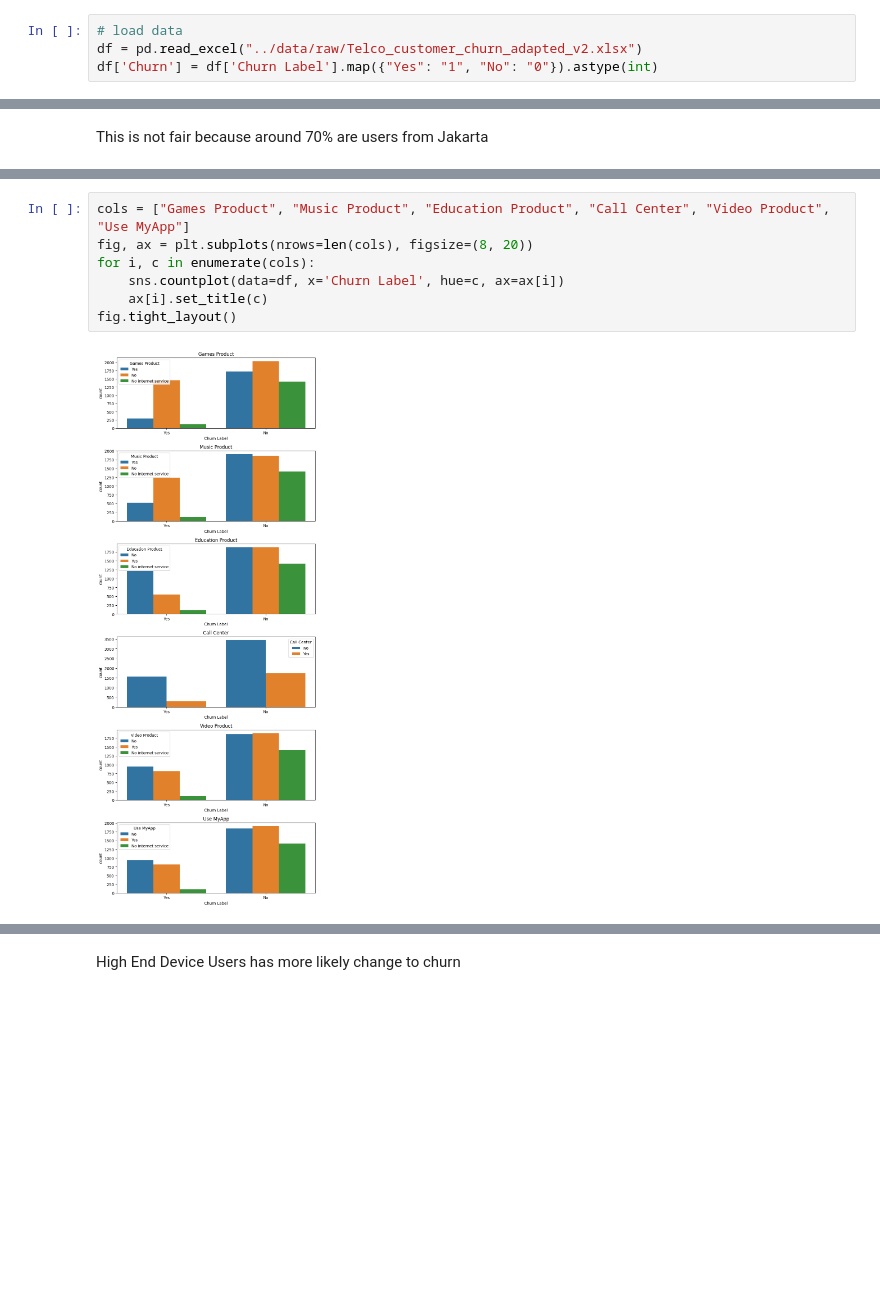
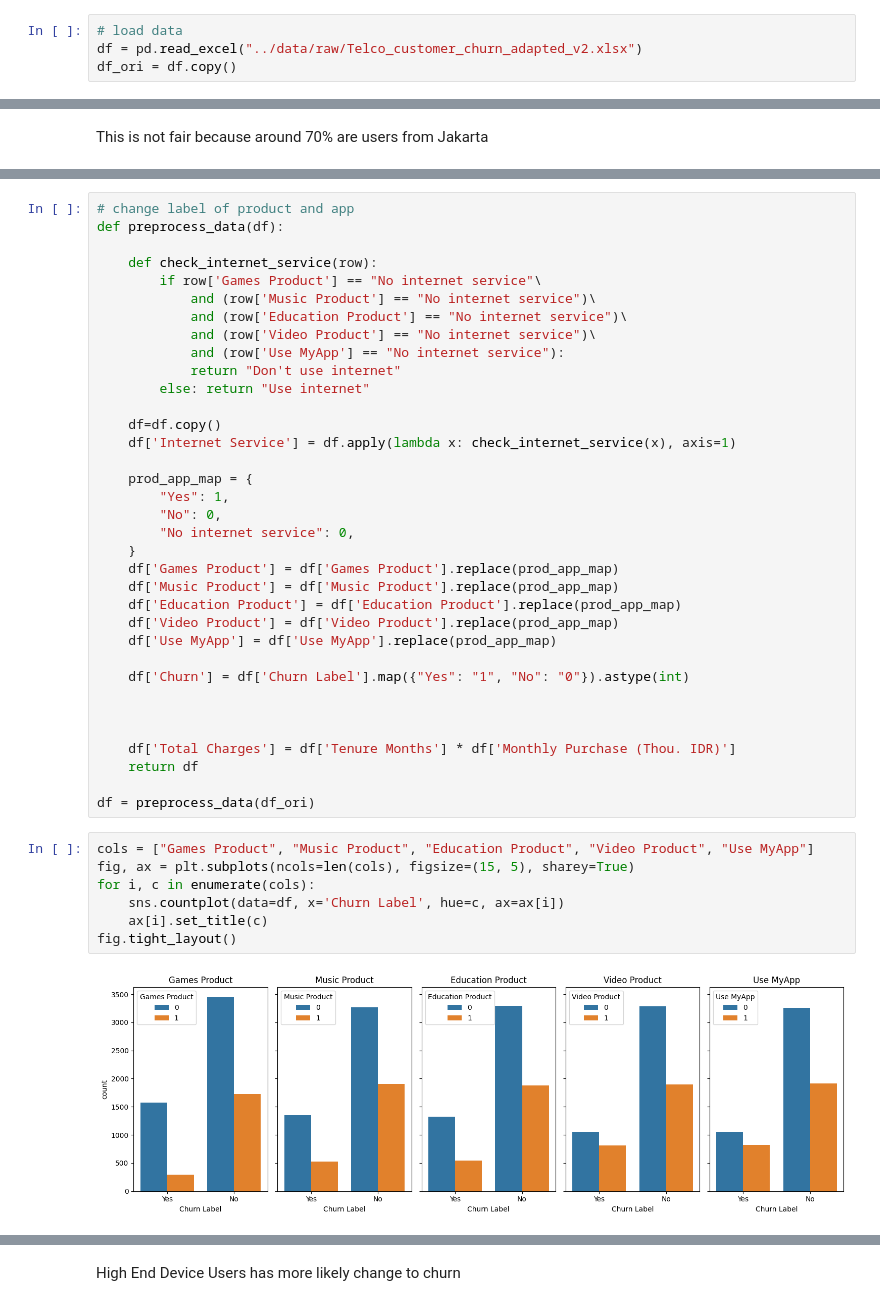
Before and after one commit to marcellinus-witarsah/data-challenge-dsw-2023, a Jupyter notebook: notebooks/03_churn_model.ipynb, the cells around one changed output, grey strips where cells are left out. Saved outputs shown, nothing was run; the diff lists cells and outputs as text; blank space fills up the shorter version.

```diff
--- a/notebooks/03_churn_model.ipynb
+++ b/notebooks/03_churn_model.ipynb
@@ -10,7 +10,7 @@ import scipy.stats as stats
 # %%
 # load data
 df = pd.read_excel("../data/raw/Telco_customer_churn_adapted_v2.xlsx")
-df['Churn'] = df['Churn Label'].map({"Yes": "1", "No": "0"}).astype(int)
+df_ori = df.copy()
 # %%
 df['Churn Label'].value_counts(normalize=True)*100
 # %% [output]
@@ -117,9 +109,44 @@ This is not fair because around 70% are users from Jakarta
+# %%
+# change label of product and app
+def preprocess_data(df):
+
+    def check_internet_service(row):
+        if row['Games Product'] == "No internet service"\
+            and (row['Music Product'] == "No internet service")\
+            and (row['Education Product'] == "No internet service")\
+            and (row['Video Product'] == "No internet service")\
+            and (row['Use MyApp'] == "No internet service"):
+            return "Don't use internet"
+        else: return "Use internet"
+
+    df=df.copy()
+    df['Internet Service'] = df.apply(lambda x: check_internet_service(x), axis=1)
+
+    prod_app_map = {
+        "Yes": 1,
+        "No": 0,
+        "No internet service": 0,
+    }
+    df['Games Product'] = df['Games Product'].replace(prod_app_map)
+    df['Music Product'] = df['Music Product'].replace(prod_app_map)
+    df['Education Product'] = df['Education Product'].replace(prod_app_map)
+    df['Video Product'] = df['Video Product'].replace(prod_app_map)
+    df['Use MyApp'] = df['Use MyApp'].replace(prod_app_map)
+
+    df['Churn'] = df['Churn Label'].map({"Yes": "1", "No": "0"}).astype(int)
+
+
+
+    df['Total Charges'] = df['Tenure Months'] * df['Monthly Purchase (Thou. IDR)']
+    return df
+
+df = preprocess_data(df_ori)
 # %%
-cols = ["Games Product", "Music Product", "Education Product", "Call Center", "Video Product", "Use MyApp"]
-fig, ax = plt.subplots(nrows=len(cols), figsize=(8, 20))
+cols = ["Games Product", "Music Product", "Education Product", "Video Product", "Use MyApp"]
+fig, ax = plt.subplots(ncols=len(cols), figsize=(15, 5), sharey=True)
 for i, c in enumerate(cols):
     sns.countplot(data=df, x='Churn Label', hue=c, ax=ax[i])
     ax[i].set_title(c)
 fig.tight_layout()
 # %% [output]
-[figure, old version]
+[figure, new version]
```
Also changed, not shown: parts of 18 cells of this notebook.
